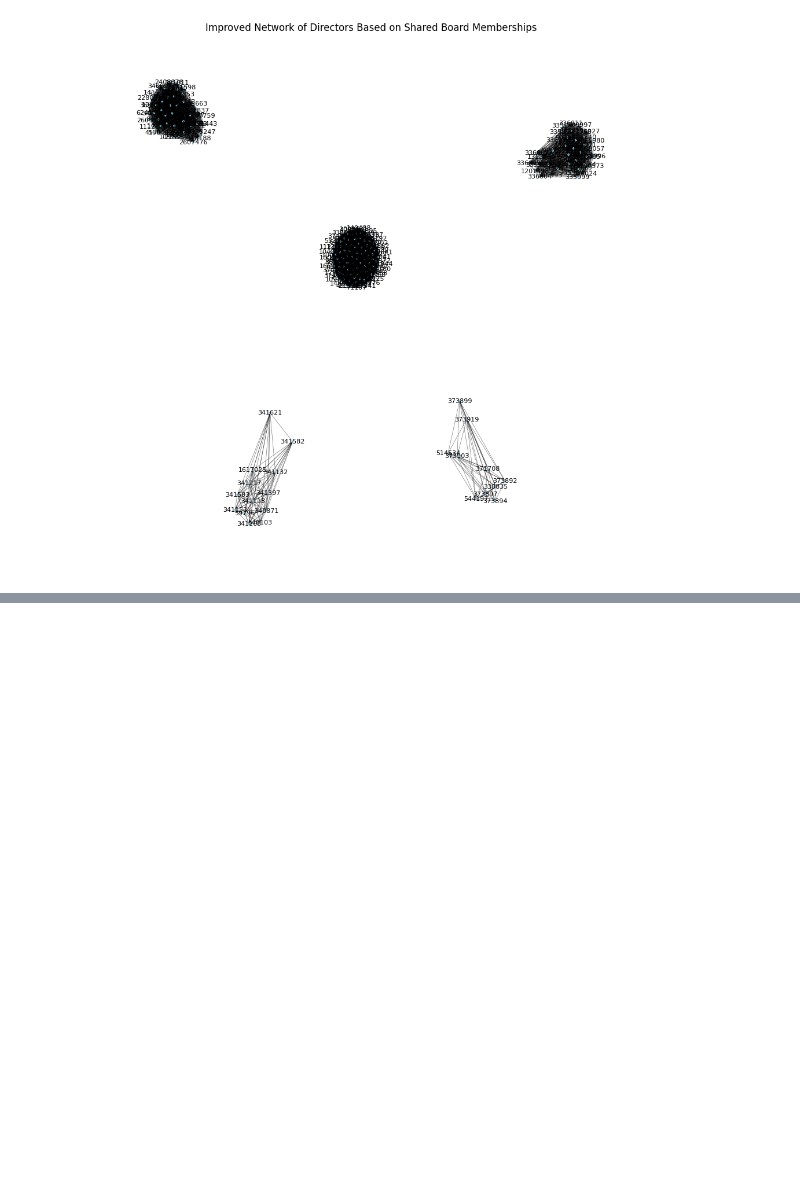
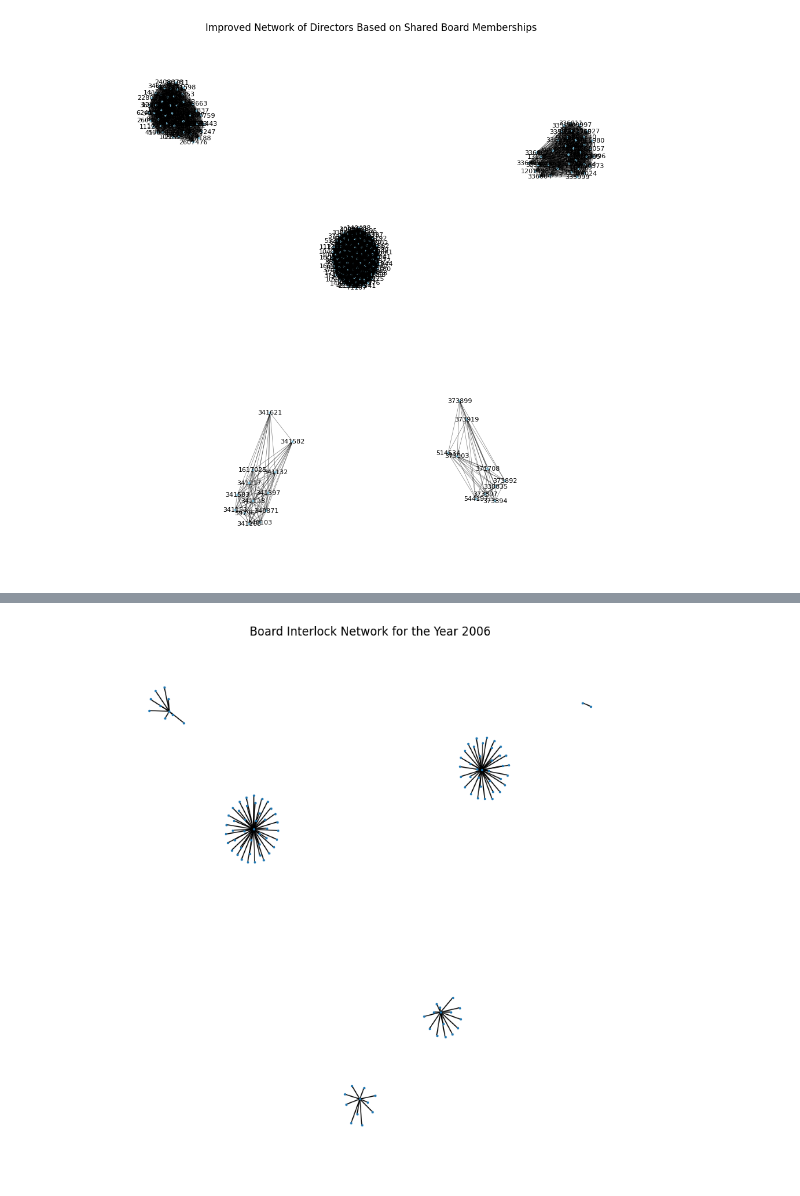
Before and after one commit to PeterHuGC/Imperial_Dissertation_Research, a Jupyter notebook: 2.Initial_Graph_Building/1.graph_initial_data_exploration.ipynb, the cells around one changed output, grey strips where cells are left out. Drawn from its saved outputs; the diff is of its cells as text; code cells hidden in the pictures; blank space fills up the shorter version.

```diff
--- a/2.Initial_Graph_Building/1.graph_initial_data_exploration.ipynb
+++ b/2.Initial_Graph_Building/1.graph_initial_data_exploration.ipynb
@@ -232,0 +304,47 @@ plt.show()
+# %%
+# Create a graph with yearly relationships based on the overlap start and end years
+def create_yearly_graph(data, year):
+    yearly_graph = nx.Graph()
+
+    for _, row in data.iterrows():
+        board_id = row['Boardid']
+        company_id = row['Companyid']
+        director_id = row['Directorid']
+        start_year = int(row['Overlapyearstart'])
+        end_year = int(row['Overlapyearend'])
+
+        # Check if the specified year falls within the overlap period like alternative approach - should work!!!
+
+        # just create a graph for each year that's it
+        if start_year <= year <= end_year:
+            # Add nodes for board and company if not already in the graph
+            yearly_graph.add_node(board_id, type='board')
+            yearly_graph.add_node(company_id, type='company')
+
+            # Add an edge for the specified year with the director as attribute
+            if yearly_graph.has_edge(board_id, company_id):
+                yearly_graph[board_id][company_id]['weight'] += 1  # Increase weight if already connected
+                # Append director to the list if not already there
+                if director_id not in yearly_graph[board_id][company_id]['directors']:
+                    yearly_graph[board_id][company_id]['directors'].append(director_id)
+            else:
+                yearly_graph.add_edge(board_id, company_id, weight=1, directors=[director_id])
+
+    return yearly_graph
+
+# Let's create a function that visualizes the graph for a given year
+def visualize_graph_for_year(year, data):
+    G_year = create_yearly_graph(data, year)
+    plt.figure(figsize=(10, 10))
+    pos = nx.spring_layout(G_year)  # positions for all nodes
+    nx.draw_networkx_nodes(G_year, pos, node_size=2)
+    nx.draw_networkx_edges(G_year, pos, width=1)
+    # nx.draw_networkx_labels(G_year, pos, font_size=20, font_family="sans-serif")
+    plt.title(f"Board Interlock Network for the Year {year}")
+    plt.axis('off')  # Turn off the axis
+    plt.show()
+
+# We will now define this setup and it can be used to visualize any specific year by calling visualize_graph_for_year
+visualize_graph_for_year(2006, boardex_data)  # Example visualization for the year 2006
+# %% [output]
+[figure, added]
```
Also changed, not shown: parts of 15 cells of this notebook, 4 other files.
